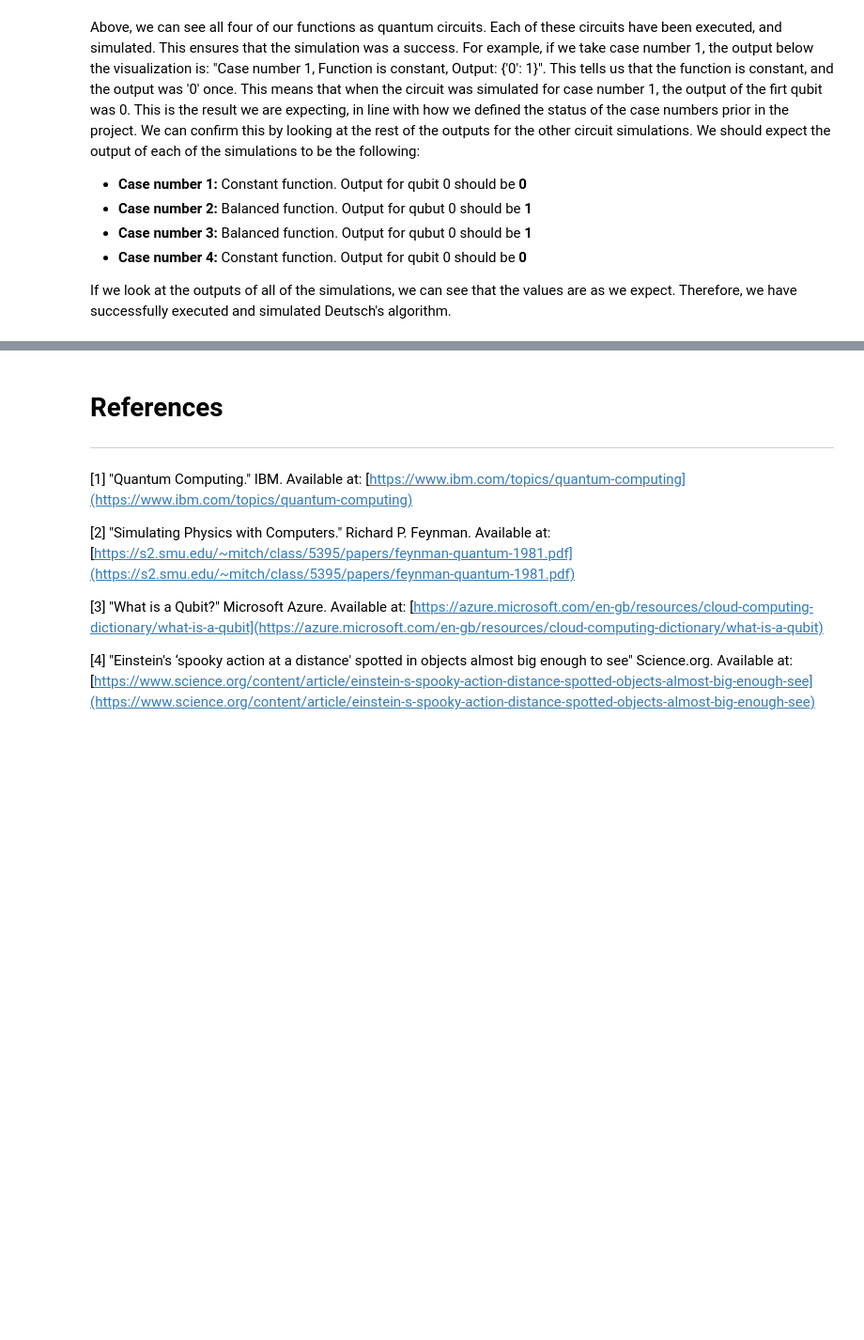
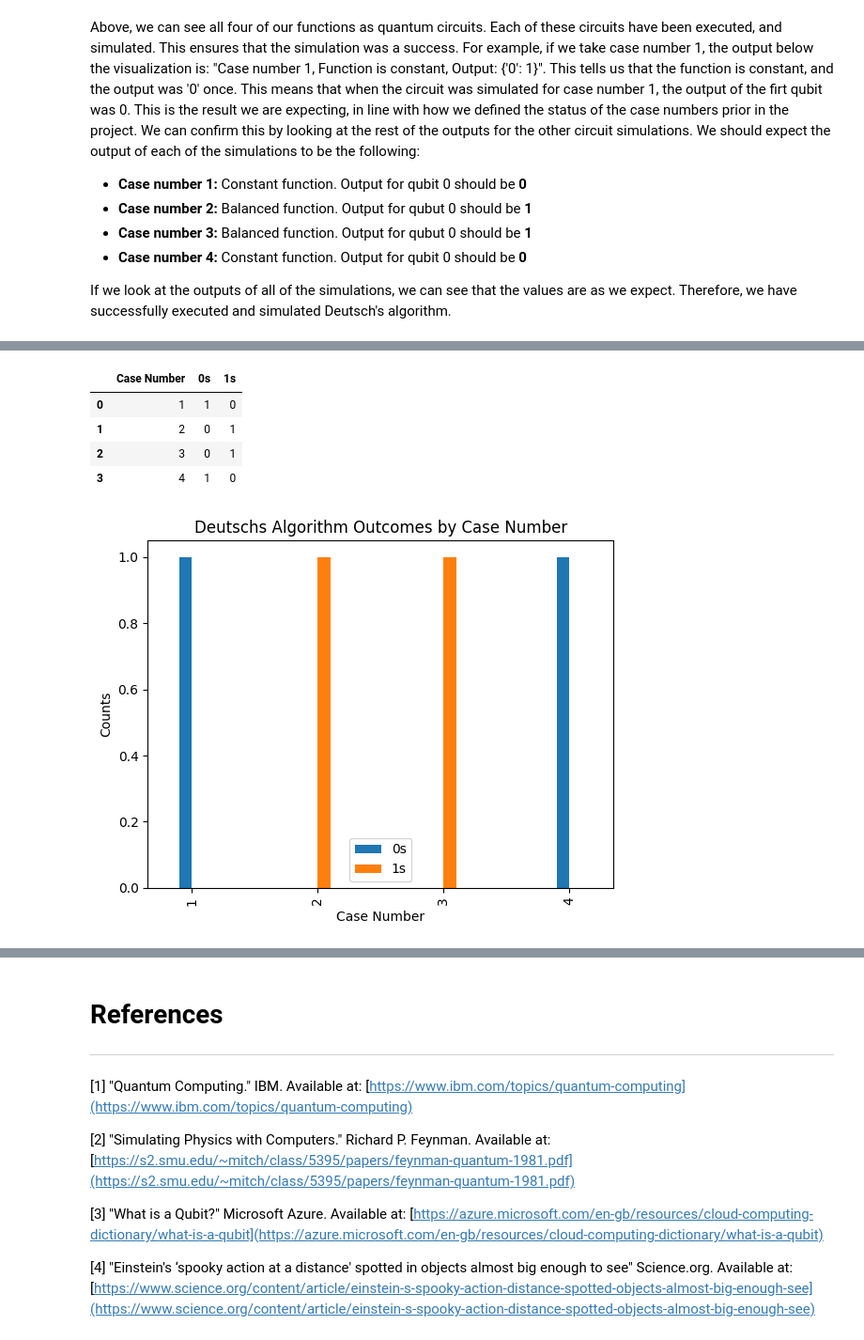
Before and after one commit to Owen-kc/EmergingTechnologies, a Jupyter notebook: project.ipynb, the cells around one changed output, grey strips where cells are left out. Shown: that part at 94% size. Cells and saved outputs as stored; diff of their text form; code cells hidden in the pictures; blank space fills up the shorter version.

Commit message:
Finished results section

```diff
--- a/project.ipynb
+++ b/project.ipynb
@@ -444,0 +469,30 @@ If we look at the outputs of all of the simulations, we can see that the values
+# %%
+# Ensure imports
+import pandas as pd
+import matplotlib.pyplot as plt
+
+# Create data in Python dictionary
+data = {
+    'Case Number': [1, 2, 3, 4],
+    '0s': [1, 0, 0, 1],  # '0' results for cases 1 and 4
+    '1s': [0, 1, 1, 0]   # '1' results for cases 2 and 3
+}
+
+# Create DataFrame from data
+df = pd.DataFrame(data)
+
+# Display the DataFrame as a table
+display(df.style.set_properties(**{'text-align': 'center', 'padding': '10px'}))
+
+# Plot the bar chart
+ax = df.plot(x='Case Number', y=['0s', '1s'], kind='bar', width=0.2)
+ax.set_ylabel('Counts')
+ax.set_title('Deutschs Algorithm Outcomes by Case Number')
+plt.show()
+# %% [output]
+|  | Case Number | 0s | 1s |
+| 0 | 1 | 1 | 0 |
+| 1 | 2 | 0 | 1 |
+| 2 | 3 | 0 | 1 |
+| 3 | 4 | 1 | 0 |
+[figure, added]
```
Also changed, not shown: parts of 3 cells of this notebook.
